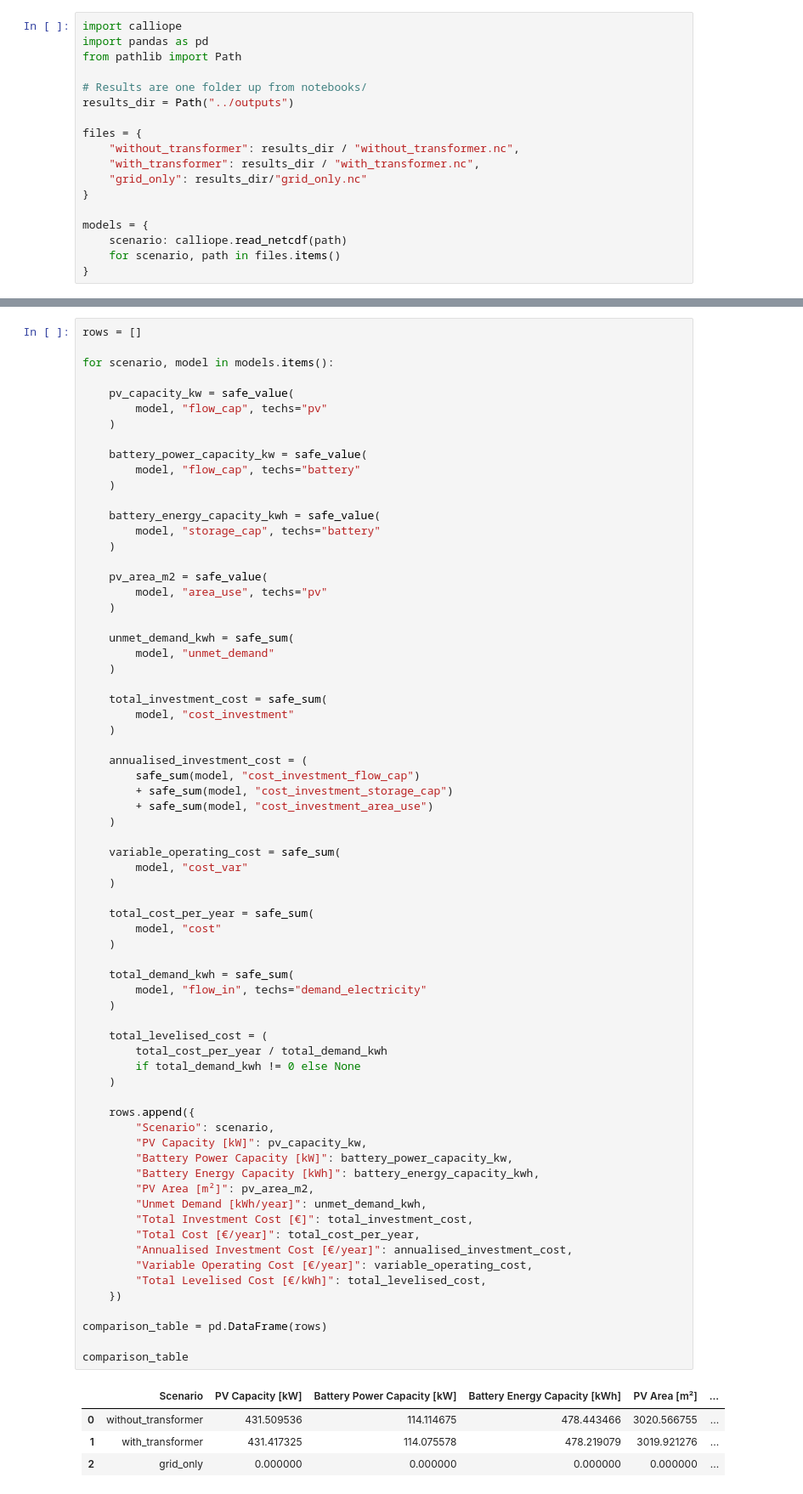
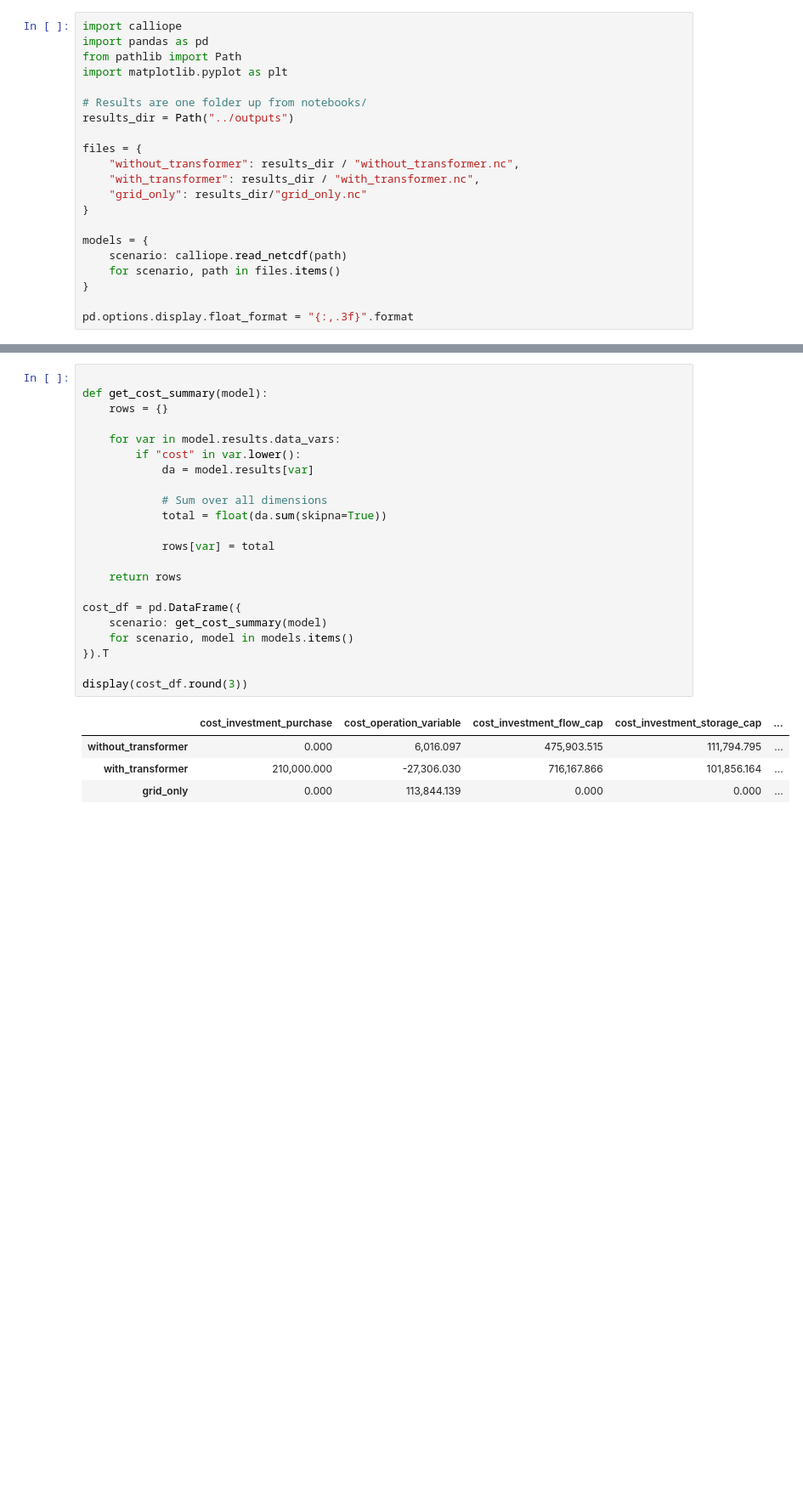
Before and after one commit to natitribaldos1/calliope-thesis-model-repo, a Jupyter notebook: notebooks/Calliope_Model_Run.ipynb, the cells around one changed output, grey strips where cells are left out. Shown at 85% size. Cells and saved outputs as stored; diff of their text form; blank space fills up the shorter version.

```diff
--- a/notebooks/Calliope_Model_Run.ipynb
+++ b/notebooks/Calliope_Model_Run.ipynb
@@ -2,6 +2,7 @@
 import calliope
 import pandas as pd
 from pathlib import Path
+import matplotlib.pyplot as plt
 
 # Results are one folder up from notebooks/
 results_dir = Path("../outputs")
@@ -16,3 +17,5 @@ models = {
     scenario: calliope.read_netcdf(path)
     for scenario, path in files.items()
 }
+
+pd.options.display.float_format = "{:,.3f}".format
@@ -93,74 +182,27 @@ inputs_table
 # %%
-rows = []
 
-for scenario, model in models.items():
+def get_cost_summary(model):
+    rows = {}
 
-    pv_capacity_kw = safe_value(
-        model, "flow_cap", techs="pv"
-    )
+    for var in model.results.data_vars:
+        if "cost" in var.lower():
+            da = model.results[var]
 
-    battery_power_capacity_kw = safe_value(
-        model, "flow_cap", techs="battery"
-    )
+            # Sum over all dimensions
+            total = float(da.sum(skipna=True))
 
-    battery_energy_capacity_kwh = safe_value(
-        model, "storage_cap", techs="battery"
-    )
+            rows[var] = total
 
-    pv_area_m2 = safe_value(
-        model, "area_use", techs="pv"
-    )
+    return rows
 
-    unmet_demand_kwh = safe_sum(
-        model, "unmet_demand"
-    )
+cost_df = pd.DataFrame({
+    scenario: get_cost_summary(model)
+    for scenario, model in models.items()
+}).T
 
-    total_investment_cost = safe_sum(
-        model, "cost_investment"
-    )
-
-    annualised_investment_cost = (
-        safe_sum(model, "cost_investment_flow_cap")
-        + safe_sum(model, "cost_investment_storage_cap")
-        + safe_sum(model, "cost_investment_area_use")
-    )
-
-    variable_operating_cost = safe_sum(
-        model, "cost_var"
-    )
-
-    total_cost_per_year = safe_sum(
-        model, "cost"
-    )
-
-    total_demand_kwh = safe_sum(
-        model, "flow_in", techs="demand_electricity"
-    )
-
-    total_levelised_cost = (
-        total_cost_per_year / total_demand_kwh
-        if total_demand_kwh != 0 else None
-    )
-
-    rows.append({
-        "Scenario": scenario,
-        "PV Capacity [kW]": pv_capacity_kw,
-        "Battery Power Capacity [kW]": battery_power_capacity_kw,
-        "Battery Energy Capacity [kWh]": battery_energy_capacity_kwh,
-        "PV Area [m²]": pv_area_m2,
-        "Unmet Demand [kWh/year]": unmet_demand_kwh,
-        "Total Investment Cost [€]": total_investment_cost,
-        "Total Cost [€/year]": total_cost_per_year,
-        "Annualised Investment Cost [€/year]": annualised_investment_cost,
-        "Variable Operating Cost [€/year]": variable_operating_cost,
-        "Total Levelised Cost [€/kWh]": total_levelised_cost,
-    })
-
-comparison_table = pd.DataFrame(rows)
-
-comparison_table
+display(cost_df.round(3))
 # %% [output]
-|  | Scenario | PV Capacity [kW] | Battery Power Capacity [kW] | Battery Energy Capacity [kWh] | PV Area [m²] | ... |
-| 0 | without_transformer | 431.509536 | 114.114675 | 478.443466 | 3020.566755 | ... |
-| 1 | with_transformer | 431.417325 | 114.075578 | 478.219079 | 3019.921276 | ... |
-| 2 | grid_only | 0.000000 | 0.000000 | 0.000000 | 0.000000 | ... |
+|  | cost_investment_purchase | cost_operation_variable | cost_investment_flow_cap | cost_investment_storage_cap | ... |
+| without_transformer | 0.000 | 6,016.097 | 475,903.515 | 111,794.795 | ... |
+| with_transformer | 210,000.000 | -27,306.030 | 716,167.866 | 101,856.164 | ... |
+| grid_only | 0.000 | 113,844.139 | 0.000 | 0.000 | ... |
```
Also changed, not shown: parts of 11 cells of this notebook, 4 other files.
